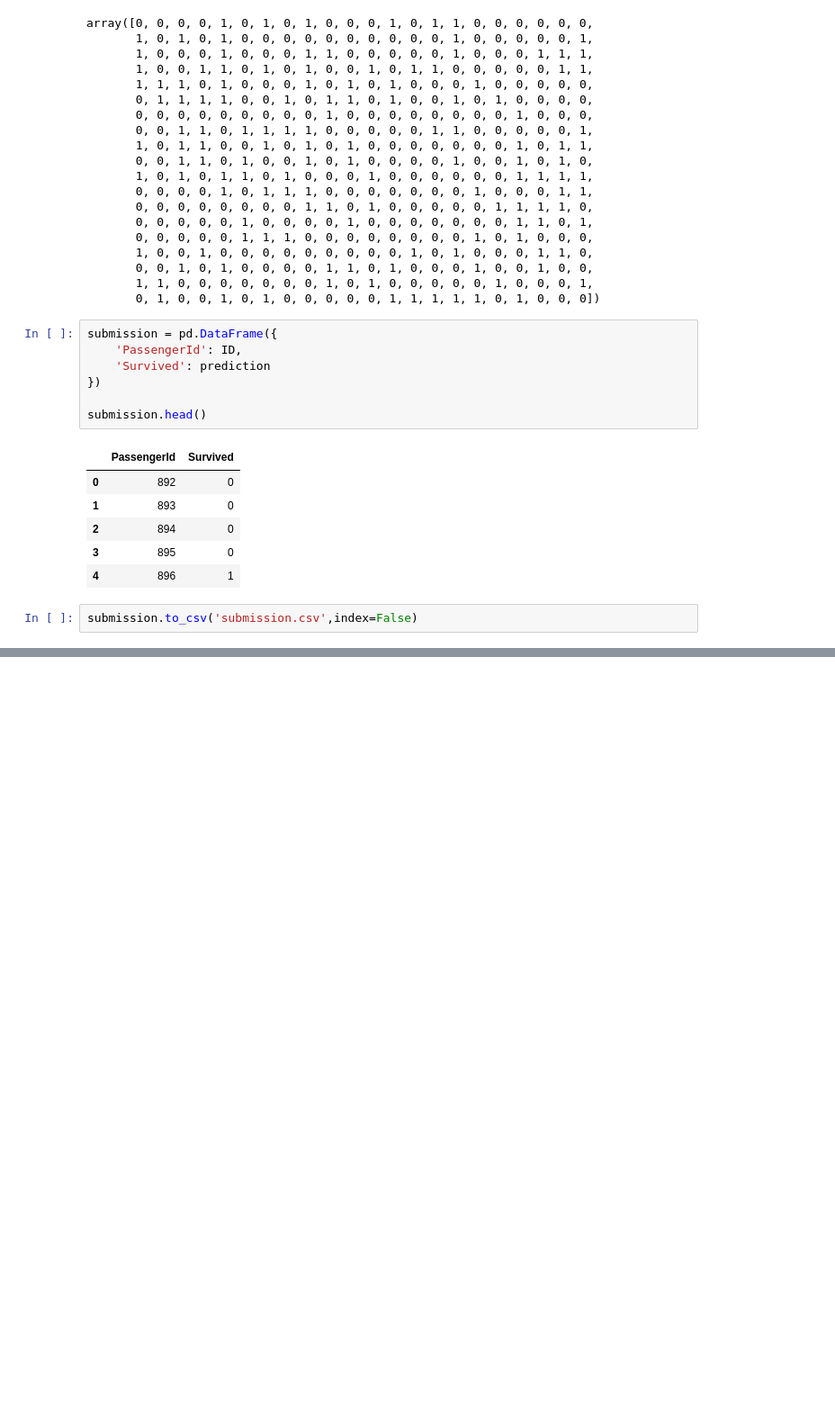
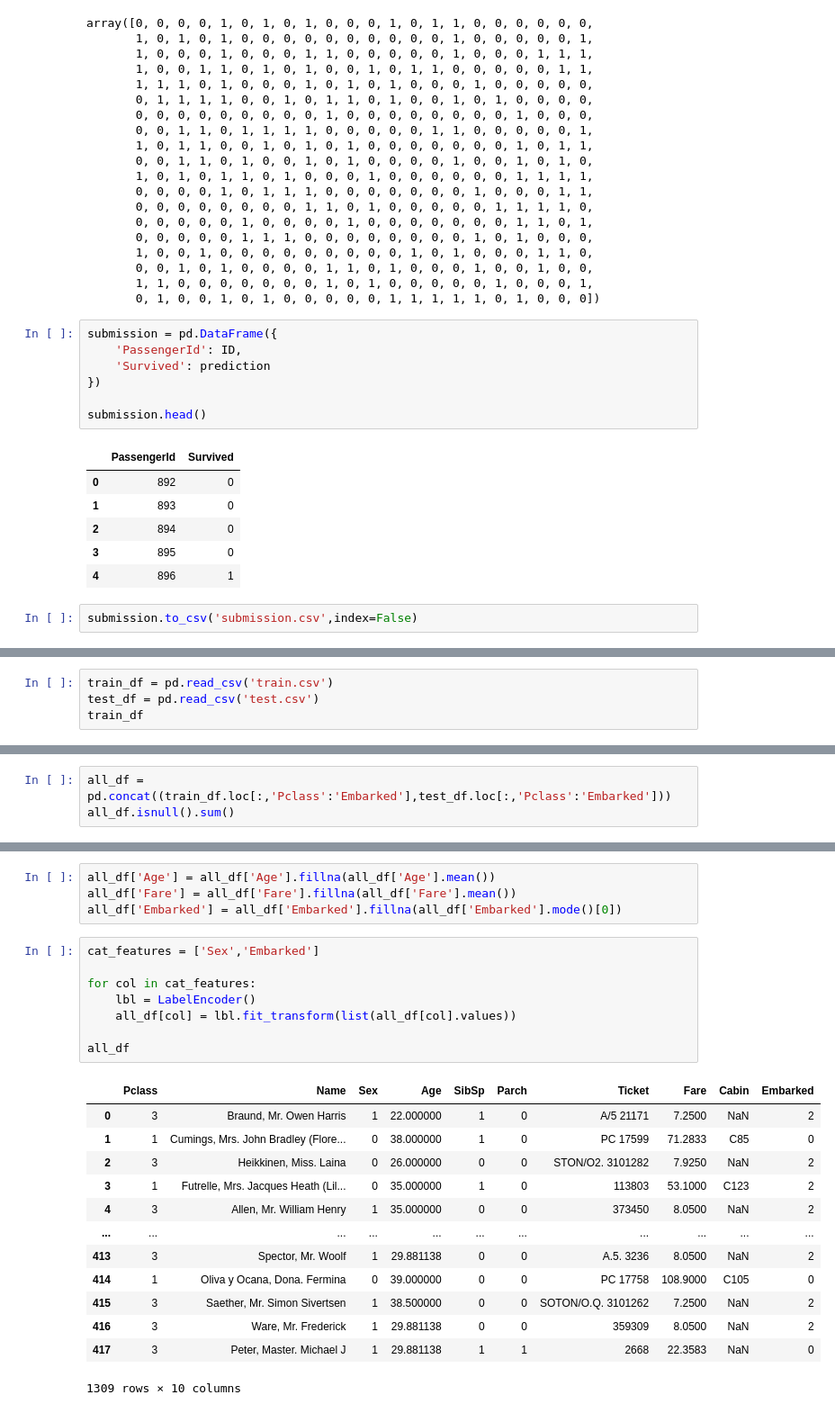
Before and after one commit to matsudsatsuki/ensemble, a Jupyter notebook: ensemble.ipynb, the cells around one changed output, grey strips where cells are left out. Shown at 90% size. Saved outputs shown, nothing was run; the diff lists cells and outputs as text; blank space fills up the shorter version.

```diff
--- a/ensemble.ipynb
+++ b/ensemble.ipynb
@@ -219,0 +226,4 @@ submission.to_csv('submission.csv',index=False)
+# %%
+train_df = pd.read_csv('train.csv')
+test_df = pd.read_csv('test.csv')
+train_df
@@ -219,0 +244,3 @@ submission.to_csv('submission.csv',index=False)
+# %%
+all_df = pd.concat((train_df.loc[:,'Pclass':'Embarked'],test_df.loc[:,'Pclass':'Embarked']))
+all_df.isnull().sum()
@@ -219,0 +259,26 @@ submission.to_csv('submission.csv',index=False)
+# %%
+all_df['Age'] = all_df['Age'].fillna(all_df['Age'].mean())
+all_df['Fare'] = all_df['Fare'].fillna(all_df['Fare'].mean())
+all_df['Embarked'] = all_df['Embarked'].fillna(all_df['Embarked'].mode()[0])
+# %%
+cat_features = ['Sex','Embarked']
+
+for col in cat_features:
+    lbl = LabelEncoder()
+    all_df[col] = lbl.fit_transform(list(all_df[col].values))
+
+all_df
+# %% [output]
+|  | Pclass | Name | Sex | Age | SibSp | Parch | Ticket | Fare | Cabin | Embarked |
+| 0 | 3 | Braund, Mr. Owen Harris | 1 | 22.000000 | 1 | 0 | A/5 21171 | 7.2500 | NaN | 2 |
+| 1 | 1 | Cumings, Mrs. John Bradley (Flore... | 0 | 38.000000 | 1 | 0 | PC 17599 | 71.2833 | C85 | 0 |
+| 2 | 3 | Heikkinen, Miss. Laina | 0 | 26.000000 | 0 | 0 | STON/O2. 3101282 | 7.9250 | NaN | 2 |
+| 3 | 1 | Futrelle, Mrs. Jacques Heath (Lil... | 0 | 35.000000 | 1 | 0 | 113803 | 53.1000 | C123 | 2 |
+| 4 | 3 | Allen, Mr. William Henry | 1 | 35.000000 | 0 | 0 | 373450 | 8.0500 | NaN | 2 |
+| ... | ... | ... | ... | ... | ... | ... | ... | ... | ... | ... |
+| 413 | 3 | Spector, Mr. Woolf | 1 | 29.881138 | 0 | 0 | A.5. 3236 | 8.0500 | NaN | 2 |
+| 414 | 1 | Oliva y Ocana, Dona. Fermina | 0 | 39.000000 | 0 | 0 | PC 17758 | 108.9000 | C105 | 0 |
+| 415 | 3 | Saether, Mr. Simon Sivertsen | 1 | 38.500000 | 0 | 0 | SOTON/O.Q. 3101262 | 7.2500 | NaN | 2 |
+| 416 | 3 | Ware, Mr. Frederick | 1 | 29.881138 | 0 | 0 | 359309 | 8.0500 | NaN | 2 |
+| 417 | 3 | Peter, Master. Michael J | 1 | 29.881138 | 1 | 1 | 2668 | 22.3583 | NaN | 0 |
+1309 rows × 10 columns
```
Also changed, not shown: parts of 12 cells of this notebook, 1 other file.
